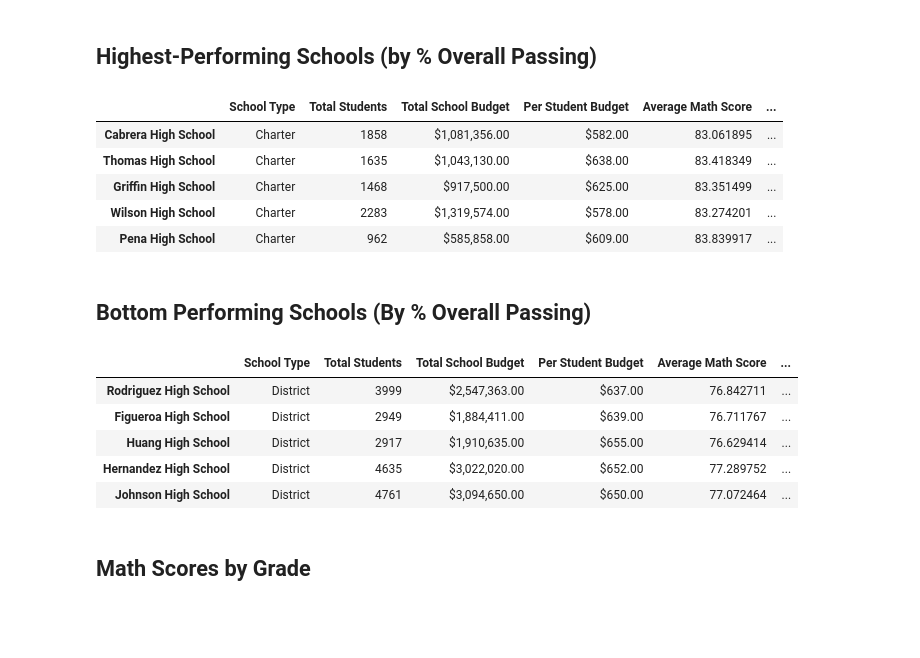
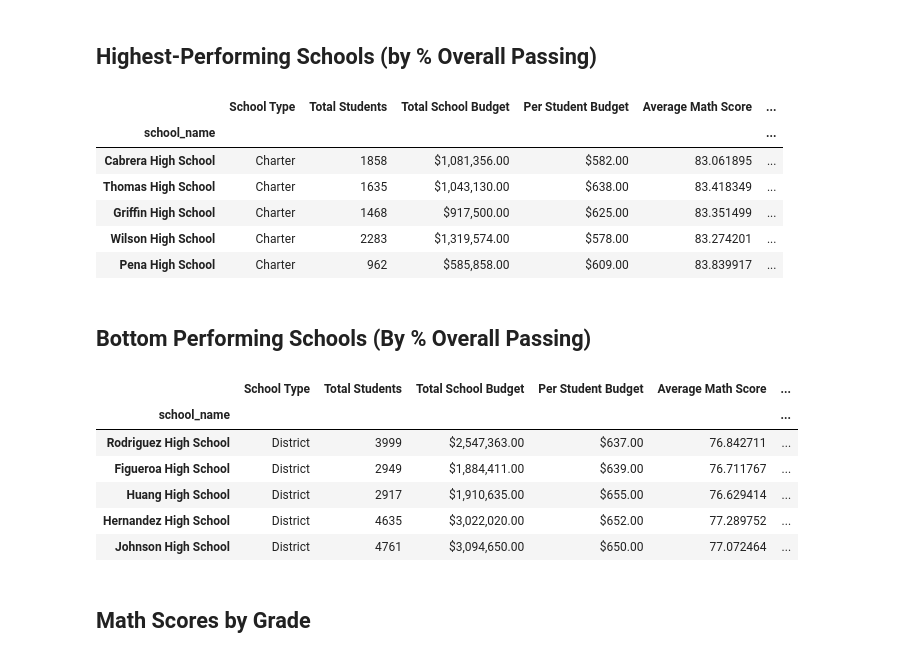
Before and after one commit to lizmartin/pandas-challenge, a Jupyter notebook: PyCitySchools/PyCitySchools_LMS.ipynb, the cells around one changed output. Cells and saved outputs as stored; diff of their text form; code cells hidden in the pictures; blank space fills up the shorter version.

```diff
--- a/PyCitySchools/PyCitySchools_LMS.ipynb
+++ b/PyCitySchools/PyCitySchools_LMS.ipynb
@@ -330,15 +330,15 @@ Wright High School       90.333333
 dtype: float64
 # %%
 # Create a DataFrame called `per_school_summary` with columns for the calculations above.
-per_school_summary = pd.DataFrame({"School Type": school_types.values,
+per_school_summary = pd.DataFrame({"School Type": school_types,
                                 "Total Students": per_school_counts.values,
                                 "Total School Budget": per_school_budget.values,
                                 "Per Student Budget": per_school_capita.values,
-                                "Average Math Score": per_school_math,
-                                "Average Reading Score": per_school_reading,
-                                "% Passing Math": per_school_passing_math,
-                                "% Passing Reading": per_school_passing_reading,
-                                "% Overall Passing": overall_passing_rate})
+                                "Average Math Score": per_school_math.values,
+                                "Average Reading Score": per_school_reading.values,
+                                "% Passing Math": per_school_passing_math.values,
+                                "% Passing Reading": per_school_passing_reading.values,
+                                "% Overall Passing": overall_passing_rate.values})
 
 # Formatting
 per_school_summary["Total School Budget"] = per_school_summary["Total School Budget"].map("${:,.2f}".format)
@@ -368,10 +368,11 @@ per_school_summary
 ## Highest-Performing Schools (by % Overall Passing)
 # %%
 # Sort the schools by `% Overall Passing` in descending order and display the top 5 rows.
-top_schools =
+top_schools = per_school_summary.sort_values(by=["% Overall Passing"], ascending=False)
 top_schools.head(5)
 # %% [output]
 |  | School Type | Total Students | Total School Budget | Per Student Budget | Average Math Score | ... |
+| school_name |  |  |  |  |  | ... |
 | Cabrera High School | Charter | 1858 | $1,081,356.00 | $582.00 | 83.061895 | ... |
 | Thomas High School | Charter | 1635 | $1,043,130.00 | $638.00 | 83.418349 | ... |
 | Griffin High School | Charter | 1468 | $917,500.00 | $625.00 | 83.351499 | ... |
@@ -381,10 +382,11 @@ top_schools.head(5)
 ## Bottom Performing Schools (By % Overall Passing)
 # %%
 # Sort the schools by `% Overall Passing` in ascending order and display the top 5 rows.
-bottom_schools =
+bottom_schools = per_school_summary.sort_values(by=["% Overall Passing"], ascending=True)
 bottom_schools.head(5)
 # %% [output]
 |  | School Type | Total Students | Total School Budget | Per Student Budget | Average Math Score | ... |
+| school_name |  |  |  |  |  | ... |
 | Rodriguez High School | District | 3999 | $2,547,363.00 | $637.00 | 76.842711 | ... |
 | Figueroa High School | District | 2949 | $1,884,411.00 | $639.00 | 76.711767 | ... |
 | Huang High School | District | 2917 | $1,910,635.00 | $655.00 | 76.629414 | ... |
```
Also changed, not shown: parts of 2 cells of this notebook.
